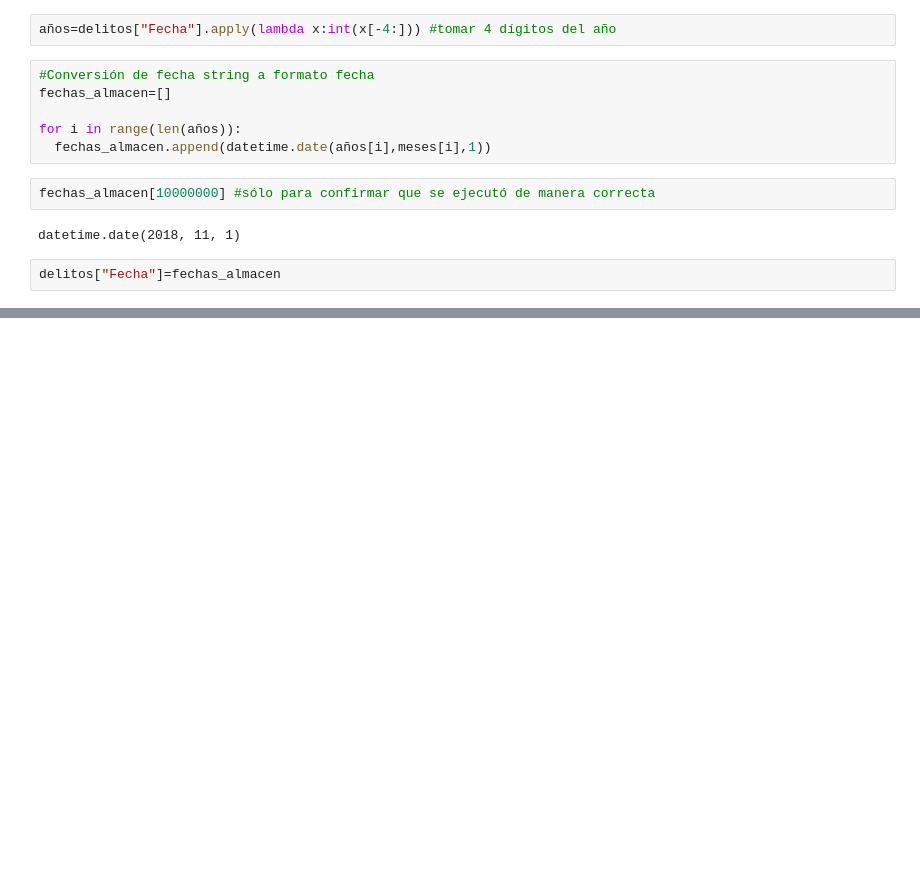
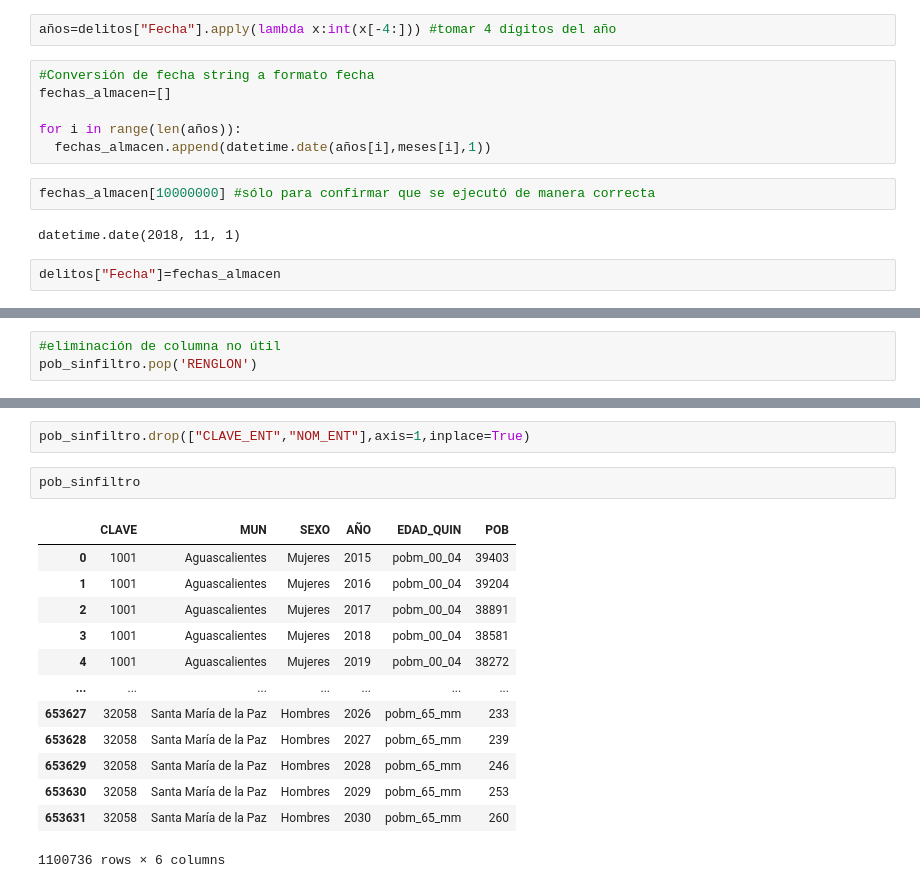
Before and after one commit to abrilgcz/Ciencia-de-Datos, a Jupyter notebook: ProyectoASE.ipynb, the cells around one changed output, grey strips where cells are left out. Saved outputs shown, nothing was run; the diff lists cells and outputs as text; blank space fills up the shorter version.

```diff
--- a/ProyectoASE.ipynb
+++ b/ProyectoASE.ipynb
@@ -356,0 +431,3 @@ delitos.head()
+# %%
+#eliminación de columna no útil
+pob_sinfiltro.pop('RENGLON')
@@ -356,0 +447,18 @@ delitos.head()
+# %%
+pob_sinfiltro.drop(["CLAVE_ENT","NOM_ENT"],axis=1,inplace=True)
+# %%
+pob_sinfiltro
+# %% [output]
+|  | CLAVE | MUN | SEXO | AÑO | EDAD_QUIN | POB |
+| 0 | 1001 | Aguascalientes | Mujeres | 2015 | pobm_00_04 | 39403 |
+| 1 | 1001 | Aguascalientes | Mujeres | 2016 | pobm_00_04 | 39204 |
+| 2 | 1001 | Aguascalientes | Mujeres | 2017 | pobm_00_04 | 38891 |
+| 3 | 1001 | Aguascalientes | Mujeres | 2018 | pobm_00_04 | 38581 |
+| 4 | 1001 | Aguascalientes | Mujeres | 2019 | pobm_00_04 | 38272 |
+| ... | ... | ... | ... | ... | ... | ... |
+| 653627 | 32058 | Santa María de la Paz | Hombres | 2026 | pobm_65_mm | 233 |
+| 653628 | 32058 | Santa María de la Paz | Hombres | 2027 | pobm_65_mm | 239 |
+| 653629 | 32058 | Santa María de la Paz | Hombres | 2028 | pobm_65_mm | 246 |
+| 653630 | 32058 | Santa María de la Paz | Hombres | 2029 | pobm_65_mm | 253 |
+| 653631 | 32058 | Santa María de la Paz | Hombres | 2030 | pobm_65_mm | 260 |
+1100736 rows × 6 columns
```
Also changed, not shown: parts of 18 cells of this notebook.
